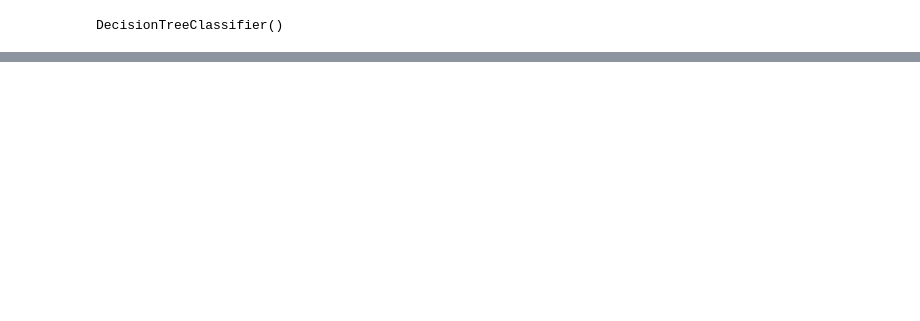
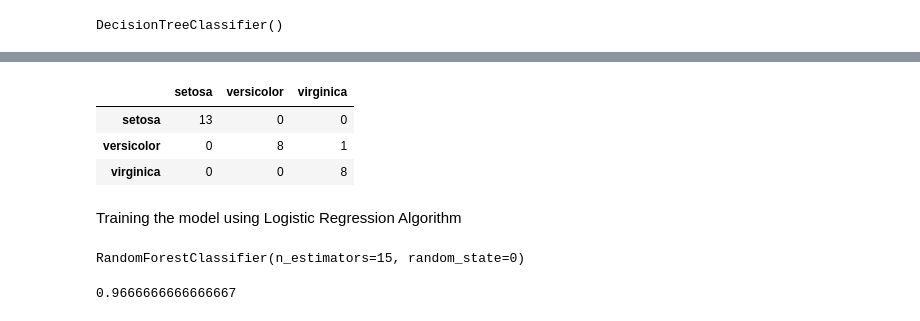
Before and after one commit to tanmayjagtap7/LGMVIP-DataScience, a Jupyter notebook: Task 1/ Iris Data Classification.ipynb, the cells around one changed output, grey strips where cells are left out. Saved outputs shown, nothing was run; the diff lists cells and outputs as text; code cells hidden in the pictures; blank space fills up the shorter version.

```diff
--- a/Task 1/ Iris Data Classification.ipynb
+++ b/Task 1/ Iris Data Classification.ipynb
@@ -362,6 +428,6 @@ lr.score(X_test,y_test)
 # %%
 from sklearn.tree import DecisionTreeClassifier
-drc = DecisionTreeClassifier()
-drc.fit(X_train,y_train)
+dtc = DecisionTreeClassifier()
+dtc.fit(X_train,y_train)
 # %% [output]
 DecisionTreeClassifier()
@@ -371,0 +439,4 @@ drc.score(X_test,y_test)
+# %%
+#Predicting the test values
+dtcpred = dtc.predict(X_test)
+dtcpred
@@ -371,0 +453,23 @@ drc.score(X_test,y_test)
+# %%
+#Plotting the confusion matrix
+cmdtc = confusion_matrix(y_test, dtcpred)
+cmdtc = pd.DataFrame(cmdtc , index = ['setosa','versicolor','virginica'] , columns = ['setosa','versicolor','virginica'])
+cmdtc
+# %% [output]
+|  | setosa | versicolor | virginica |
+| setosa | 13 | 0 | 0 |
+| versicolor | 0 | 8 | 1 |
+| virginica | 0 | 0 | 8 |
+# %% [markdown]
+Training the model using Logistic Regression Algorithm
+# %%
+from sklearn.ensemble import RandomForestClassifier
+rfc = RandomForestClassifier(n_estimators =15, random_state = 0)
+rfc.fit(X_train,y_train)
+# %% [output]
+RandomForestClassifier(n_estimators=15, random_state=0)
+# %%
+# We got 96.67% accuracy
+rfc.score(X_test,y_test)
+# %% [output]
+0.9666666666666667
```
Also changed, not shown: parts of 49 cells of this notebook.
